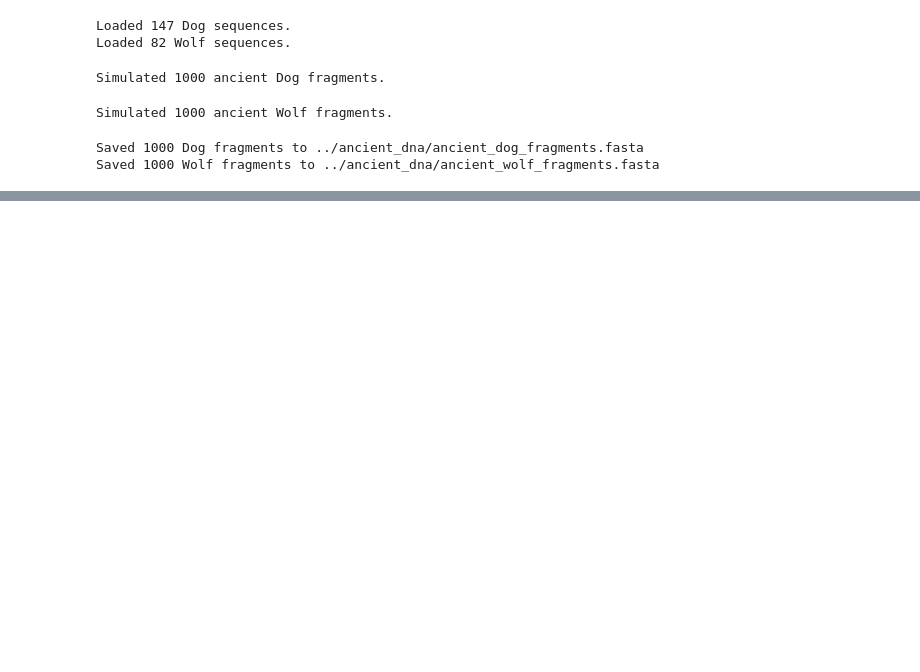
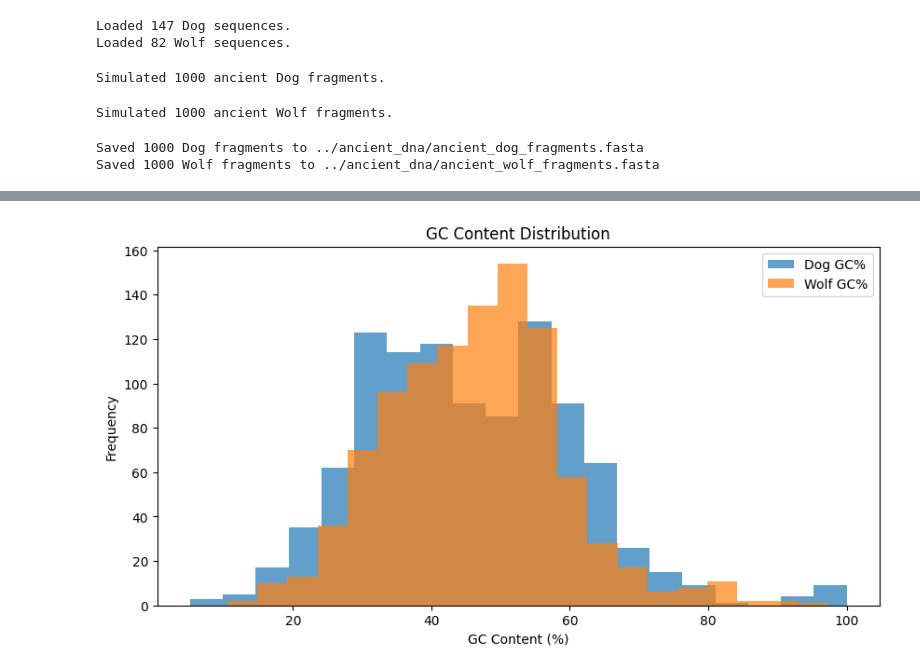
Before and after one commit to edilchristian/ancient-canid-reconstruction, a Jupyter notebook: notebooks/2_simulate_ancient_dna.ipynb, the cells around one changed output, grey strips where cells are left out. Saved outputs shown, nothing was run; the diff lists cells and outputs as text; code cells hidden in the pictures; blank space fills up the shorter version.

```diff
--- a/notebooks/2_simulate_ancient_dna.ipynb
+++ b/notebooks/2_simulate_ancient_dna.ipynb
@@ -108,0 +144,11 @@ Saved 1000 Wolf fragments to ../ancient_dna/ancient_wolf_fragments.fasta
+# %%
+plt.figure(figsize=(10, 5))
+plt.hist(dog_gc, bins=20, alpha=0.7, label='Dog GC%')
+plt.hist(wolf_gc, bins=20, alpha=0.7, label='Wolf GC%')
+plt.title('GC Content Distribution')
+plt.xlabel('GC Content (%)')
+plt.ylabel('Frequency')
+plt.legend()
+plt.show()
+# %% [output]
+[figure, added]
```
Also changed, not shown: parts of 12 cells of this notebook, 1 other file.
